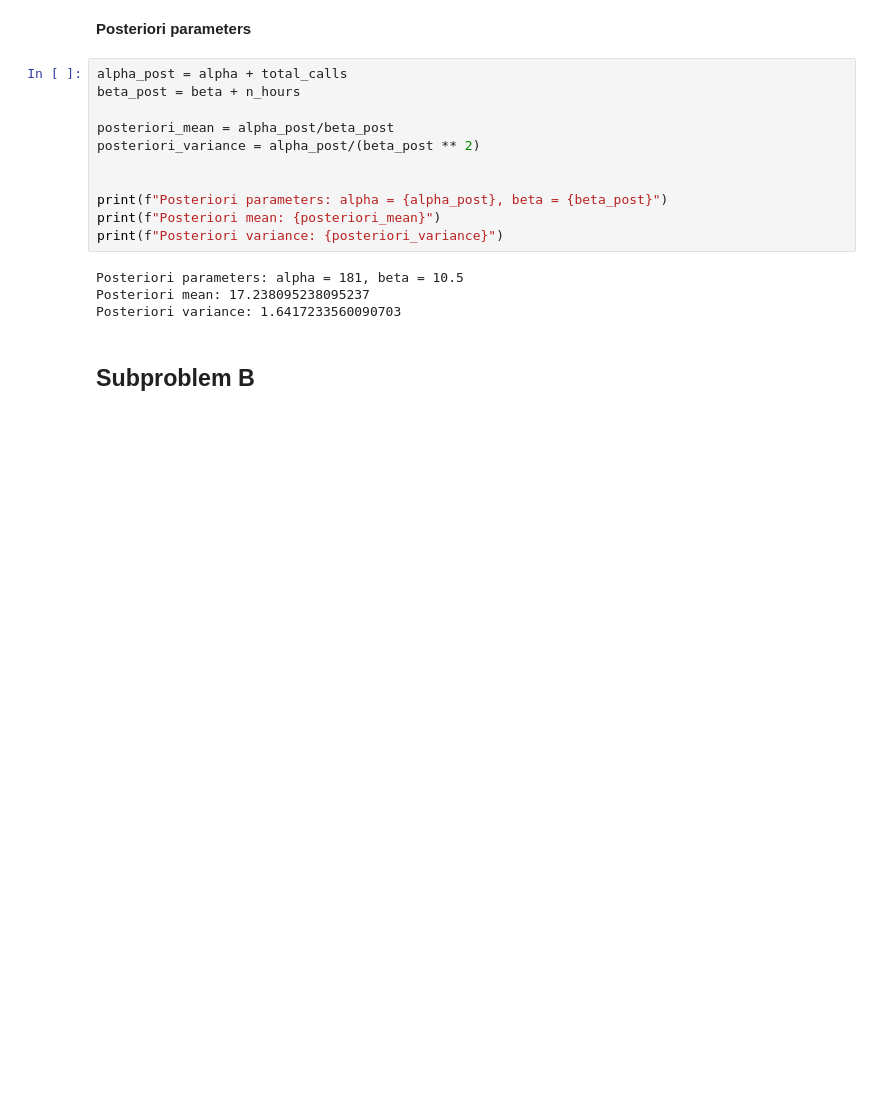
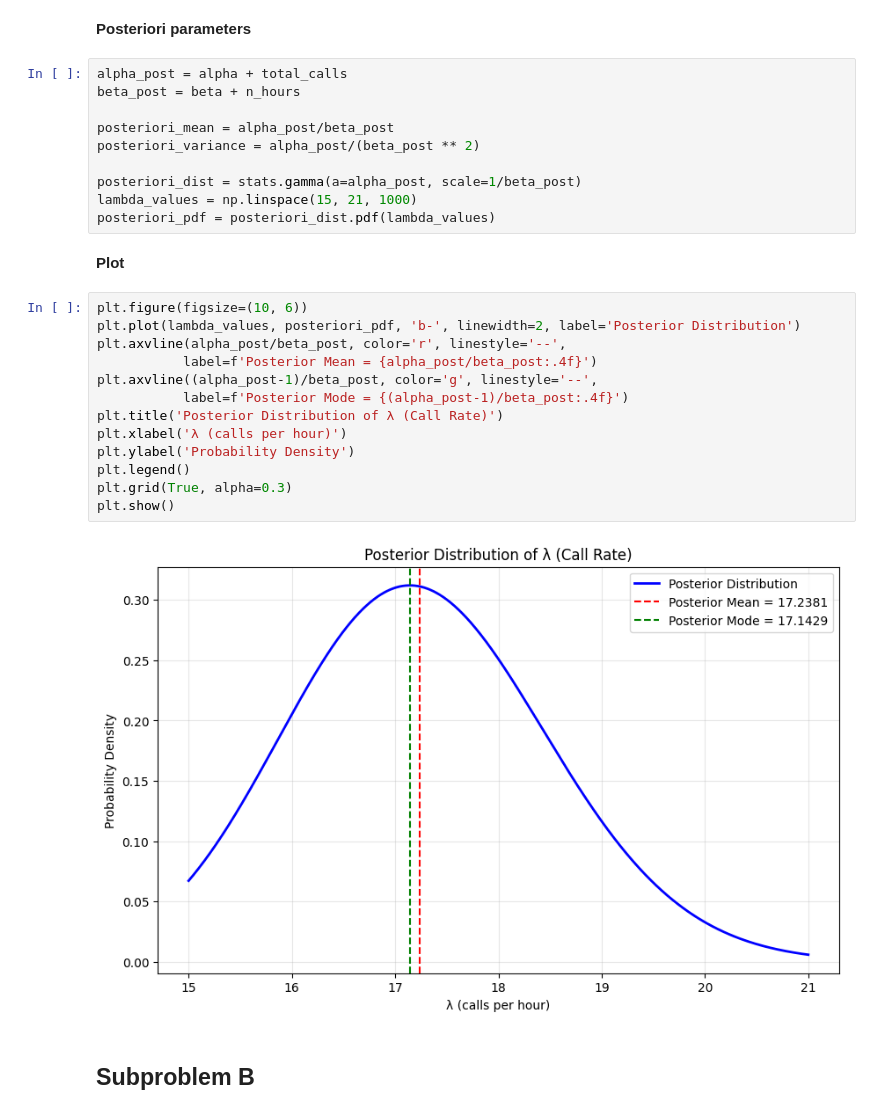
Before and after one commit to sky11fca/Bazon-Bogdan-PMP-2025, a Jupyter notebook: Lab06/exercise 2.ipynb, the cells around one changed output. Drawn from its saved outputs; the diff is of its cells as text; blank space fills up the shorter version.

```diff
--- a/Lab06/exercise 2.ipynb
+++ b/Lab06/exercise 2.ipynb
@@ -44,14 +46,26 @@ beta_post = beta + n_hours
 posteriori_mean = alpha_post/beta_post
 posteriori_variance = alpha_post/(beta_post ** 2)
 
-
-print(f"Posteriori parameters: alpha = {alpha_post}, beta = {beta_post}")
-print(f"Posteriori mean: {posteriori_mean}")
-print(f"Posteriori variance: {posteriori_variance}")
+posteriori_dist = stats.gamma(a=alpha_post, scale=1/beta_post)
+lambda_values = np.linspace(15, 21, 1000)
+posteriori_pdf = posteriori_dist.pdf(lambda_values)
-# %% [output]
-Posteriori parameters: alpha = 181, beta = 10.5
-Posteriori mean: 17.238095238095237
-Posteriori variance: 1.6417233560090703
+# %% [markdown]
+**Plot**
+# %%
+plt.figure(figsize=(10, 6))
+plt.plot(lambda_values, posteriori_pdf, 'b-', linewidth=2, label='Posterior Distribution')
+plt.axvline(alpha_post/beta_post, color='r', linestyle='--',
+           label=f'Posterior Mean = {alpha_post/beta_post:.4f}')
+plt.axvline((alpha_post-1)/beta_post, color='g', linestyle='--',
+           label=f'Posterior Mode = {(alpha_post-1)/beta_post:.4f}')
+plt.title('Posterior Distribution of λ (Call Rate)')
+plt.xlabel('λ (calls per hour)')
+plt.ylabel('Probability Density')
+plt.legend()
+plt.grid(True, alpha=0.3)
+plt.show()
+# %% [output]
+[figure, added]
 # %% [markdown]
 ## Subproblem B
 # %% [markdown]
```
Also changed, not shown: parts of 6 cells of this notebook.
